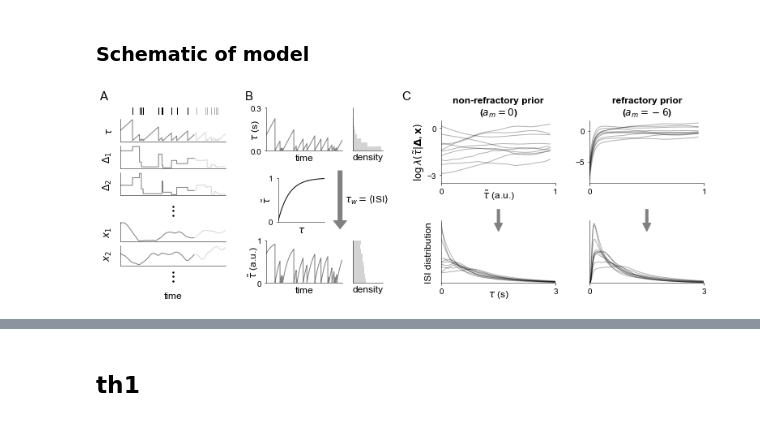
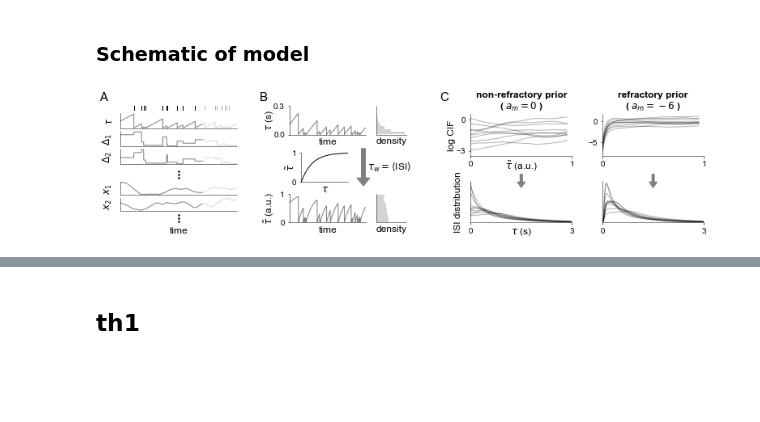
Before and after one commit to davindicode/nonparametric-nonrenewal-process, a Jupyter notebook: scripts/plots/plots.ipynb, the cells around one changed output, grey strips where cells are left out. Drawn from its saved outputs; the diff is of its cells as text; code cells hidden in the pictures; blank space fills up the shorter version.

Commit message:
synthetic plot

```diff
--- a/scripts/plots/plots.ipynb
+++ b/scripts/plots/plots.ipynb
@@ -188,10 +188,10 @@ L = 3.0
 cisi_t_eval, ISI_densities, cisi_tau_tilde, log_rho_tildes = plot_schematic.BNPP_samples(
     prng_state, rng, num_samps, evalsteps, L)
 # %%
-fig = plt.figure(figsize=(10, 3))
+fig = plt.figure(figsize=(10, 2))
 fig.text(-0.03, 1.05, 'A', fontsize=15, ha='center')
-fig.text(0.22, 1.05, 'B', fontsize=15, ha='center')
-fig.text(0.49, 1.05, 'C', fontsize=15, ha='center')
+fig.text(0.245, 1.05, 'B', fontsize=15, ha='center')
+fig.text(0.555, 1.05, 'C', fontsize=15, ha='center')
 
 fig.text(1.03, 1.05, 'S', fontsize=15, alpha=0., ha='center')  # space
 
@@ -205,7 +205,7 @@ widths = [1]
 heights = [0.3, 1, 1, 1]
 spec = fig.add_gridspec(ncols=len(widths), nrows=len(heights), width_ratios=widths,
                         height_ratios=heights, top=1.0, bottom=0.5,
-                        left=0.0, right=0.18, wspace=0.1)
+                        left=0.0, right=0.2, wspace=0.1)
 
 
 ax = fig.add_subplot(spec[0, 0])
@@ -245,7 +245,7 @@ widths = [1]
 heights = [1]
 spec = fig.add_gridspec(ncols=len(widths), nrows=len(heights), width_ratios=widths,
                         height_ratios=heights, top=0.475, bottom=0.375,
-                        left=0.0, right=0.18, wspace=0.0)
+                        left=0.0, right=0.2, wspace=0.0)
 ax = fig.add_subplot(spec[0, 0])
 ax.scatter(np.zeros(3), np.arange(3), c='k', marker='.')
 ax.set_ylim([-0.5, 3.5])
@@ -256,7 +256,7 @@ widths = [1]
 heights = [1, 1]
 spec = fig.add_gridspec(ncols=len(widths), nrows=len(heights), width_ratios=widths,
                         height_ratios=heights, top=0.35, bottom=0.1,
-                        left=0.0, right=0.18, wspace=0.0)
+                        left=0.0, right=0.2, wspace=0.0)
 
 for d in range(2):
     ax = fig.add_subplot(spec[d, 0])
@@ -267,14 +267,14 @@ for d in range(2):
     ax.set_xticks([])
     ax.set_yticks([])
 
-ax.set_xlabel('time', labelpad=32)
+ax.set_xlabel('time', labelpad=20)
 
 
 widths = [1]
 heights = [1]
 spec = fig.add_gridspec(ncols=len(widths), nrows=len(heights), width_ratios=widths,
                         height_ratios=heights, top=0.1, bottom=0.0,
-                        left=0.0, right=0.18, wspace=0.0)
+                        left=0.0, right=0.2, wspace=0.0)
 ax = fig.add_subplot(spec[0, 0])
 ax.scatter(np.zeros(3), np.arange(3), c='k', marker='.')
 ax.set_ylim([-0.5, 3.5])
@@ -287,14 +287,14 @@ widths = [1, 0.4]
 heights = [1, 1]
 spec = fig.add_gridspec(ncols=len(widths), nrows=len(heights), width_ratios=widths,
                         height_ratios=heights, top=1.0, bottom=0.0,
-                        left=0.25, right=0.45, hspace=2.1)
+                        left=0.29, right=0.49, hspace=2.1)
 
 ax = fig.add_subplot(spec[0, 0])
 ax.plot(evals[Tst:Te], 1e-3 * ISIs[Tst:Te, 0, 0] * 1e3, c='gray')
 ax.set_xticks([])
 ax.set_xlim([evals[Tst], evals[Te]])
 ax.set_xlabel('time', labelpad=4)
-ax.set_ylabel(r'$\tau$ (s)', labelpad=-14)
+ax.set_ylabel(r'$\tau$ (s)', labelpad=-2)
 ax.set_ylim([0, .3])
 ax.set_yticks([0, .3])
 
@@ -311,7 +311,7 @@ ax.plot(evals[Tst:Te], tISI[Tst:Te, 0], c='gray')
 ax.set_xticks([])
 ax.set_xlim([evals[Tst], evals[Te]])
 ax.set_xlabel('time', labelpad=4)
-ax.set_ylabel(r'$\tilde{\tau}$ (a.u.)', labelpad=-4)
+ax.set_ylabel(r'$\tilde{\tau}$ (a.u.)', labelpad=5)
 ax.set_ylim([0, 1])
 ax.set_yticks([0, 1])
 
@@ -328,7 +328,7 @@ widths = [1]
 heights = [1]
 spec = fig.add_gridspec(ncols=len(widths), nrows=len(heights), width_ratios=widths,
                         height_ratios=heights, top=0.6, bottom=0.35,
-                        left=0.27, right=0.35)
+                        left=0.31, right=0.39)
 
 ax = fig.add_subplot(spec[0, 0])
 ax.plot(tau[:, 0], tau_tilde[:, 0], c='k')
@@ -353,54 +353,55 @@ widths = [1, 1]
 heights = [1, 1]
 spec = fig.add_gridspec(ncols=len(widths), nrows=len(heights), width_ratios=widths,
                         height_ratios=heights, top=0.93, bottom=0.0,
-                        left=0.55, right=1.0, hspace=0.6, wspace=0.3)
+                        left=0.6, right=1.0, hspace=0.6, wspace=0.3)
 
 ax = fig.add_subplot(spec[0, 0])
-ax.set_title(r"non-refractory prior" + "\n" + r"($a_m = 0$)", fontsize=12, fontweight='bold')
+ax.set_title(r"non-refractory prior" + "\n" + r"( $a_m = 0$ )", fontsize=12, fontweight='bold')
 ax.plot(cisi_tau_tilde, log_rho_tildes[0][:, f_dim, :].T, c='k', alpha=0.3)
 ax.set_ylim([-3.5, 0.5])
 ax.set_yticks([-3, 0])
-ax.set_ylabel(r'$\log \lambda(\tilde{\tau}|\mathbf{\Delta}, \mathbf{x})$', labelpad=1)
-ax.set_xlabel(r'$\tilde{\tau}$ (a.u.)', labelpad=-8)
+ax.set_ylabel('log CIF', labelpad=1)
+ax.set_xlabel(r'$\tilde{\tau}$ (a.u.)', labelpad=-11)
 ax.set_xlim([0, 1])
 ax.set_xticks([0, 1])
 
 ax = fig.add_subplot(spec[0, 1])
-ax.set_title(r"refractory prior" + "\n" + r"($a_m = -6$)", fontsize=12, fontweight='bold')
+ax.set_title(r"refractory prior" + "\n" + r"( $a_m = -6$ )", fontsize=12, fontweight='bold')
 ax.plot(cisi_tau_tilde, log_rho_tildes[1][:, f_dim, :].T, c='k', alpha=0.3)
 ax.set_xticks([0, 1])
 ax.set_xlim([0, 1])
 
 ax = fig.add_subplot(spec[1, 0])
 ax.plot(cisi_t_eval, ISI_densities[0][:, f_dim, :].T, c='k', alpha=0.3)
 ax.set_xticks([0, 3])
 ax.set_yticks([])
 ax.set_ylabel('ISI distribution', labelpad=10)
-ax.set_xlabel(r'$\tau$ (s)', labelpad=-8)
+ax.set_xlabel(r'$\tau$ (s)', labelpad=-11)
 ax.set_xlim([cisi_t_eval[0], cisi_t_eval[-1]])
 ax.set_ylim(0)
 
 ax.annotate("", xy=(0.5, 0.8), xytext=(0.5, 1.2), rotation=np.pi/2., xycoords='axes fraction',
-    arrowprops=dict(arrowstyle="simple, head_width=1.0, head_length=1.0, tail_width=0.3", color='gray'),
+    arrowprops=dict(arrowstyle="simple, head_width=1.0, head_length=0.7, tail_width=0.3", color='gray'),
     annotation_clip=False)
 
 
 ax = fig.add_subplot(spec[1, 1])
 ax.plot(cisi_t_eval, ISI_densities[1][:, f_dim, :].T, c='k', alpha=0.3)
 ax.set_xticks([0, 3])
 ax.set_yticks([])
 ax.set_xlim([cisi_t_eval[0], cisi_t_eval[-1]])
 ax.set_ylim(0)
 
 ax.annotate("", xy=(0.5, 0.8), xytext=(0.5, 1.2), rotation=np.pi/2., xycoords='axes fraction',
-    arrowprops=dict(arrowstyle="simple, head_width=1.0, head_length=1.0, tail_width=0.3", color='gray'),
+    arrowprops=dict(arrowstyle="simple, head_width=1.0, head_length=0.7, tail_width=0.3", color='gray'),
     annotation_clip=False)
+
 
 
 plt.savefig('../saves/schematic.pdf')
 plt.show()
 # %% [output]
-[figure, old version]
+[figure, new version]
 # %%
 datadir = '../saves/'
 name = 'results_synthetic'
```
Also changed, not shown: parts of 22 cells of this notebook, 8 other files.
